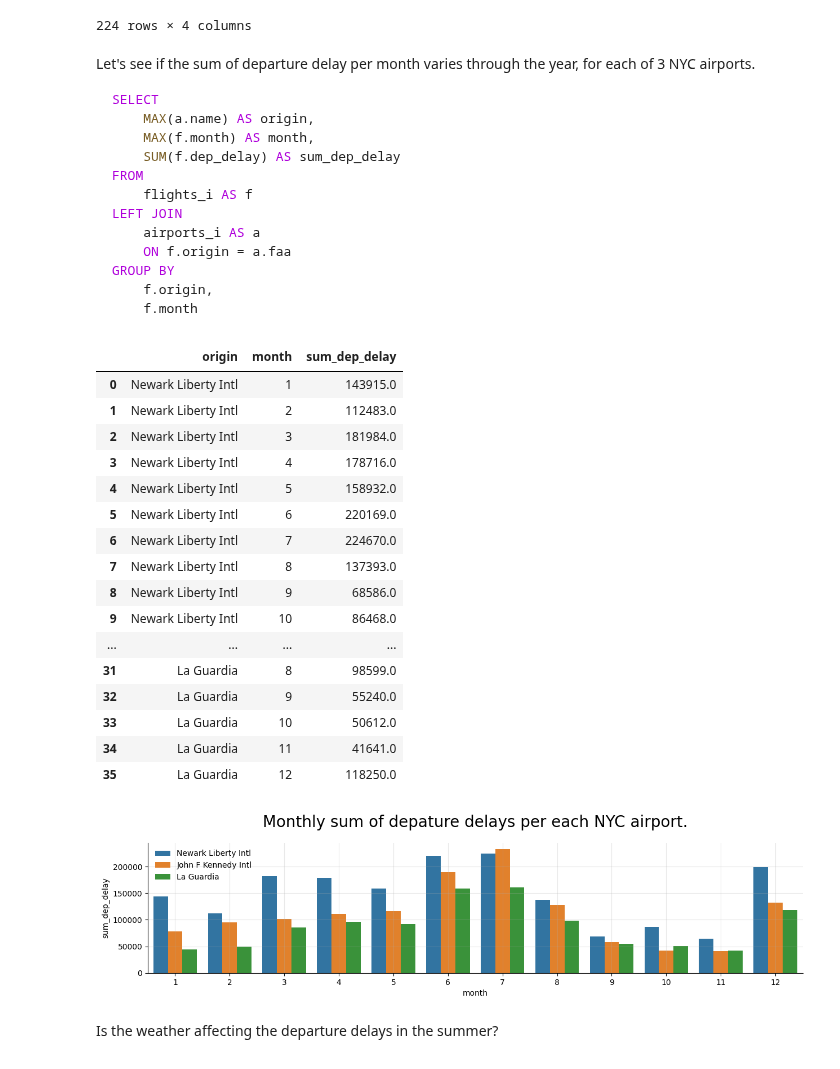
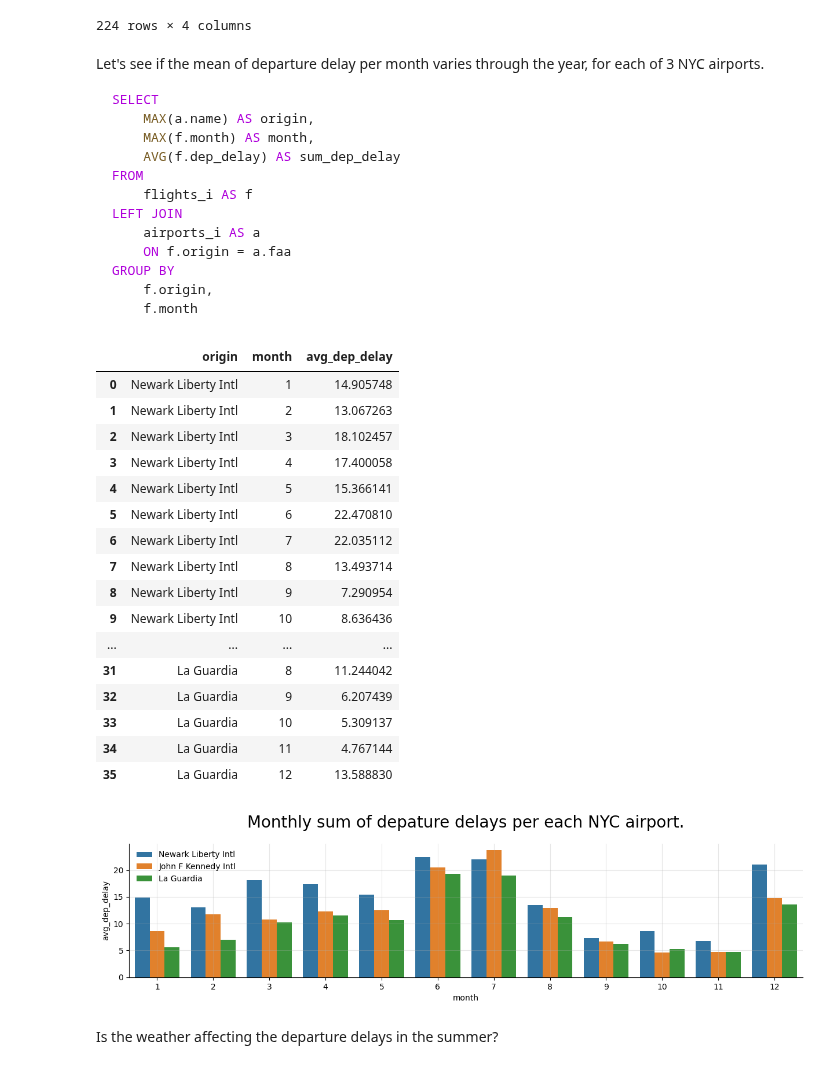
Before and after one commit to datakolektiv/dss03python2023, a Jupyter notebook: session10/dss03_py_session10b.ipynb, the cells around one changed output. Cells and saved outputs as stored; diff of their text form; code cells hidden in the pictures.

````diff
--- a/session10/dss03_py_session10b.ipynb
+++ b/session10/dss03_py_session10b.ipynb
@@ -1631,13 +1631,13 @@ df_flights.groupby(['origin', 'dest']).agg({'air_time': 'max', 'distance': 'max'
 | 223 | LGA | XNA | 236.0 | 1147 |
 224 rows × 4 columns
 # %% [markdown]
-Let's see if the sum of departure delay per month varies through the year, for each of 3 NYC airports.
+Let's see if the mean of departure delay per month varies through the year, for each of 3 NYC airports.
 
 ```sql
 SELECT
     MAX(a.name) AS origin,
     MAX(f.month) AS month,
-    SUM(f.dep_delay) AS sum_dep_delay
+    AVG(f.dep_delay) AS sum_dep_delay
 FROM
     flights_i AS f
 LEFT JOIN
@@ -1652,7 +1652,7 @@ query_string = '''
 SELECT
     MAX(a.name) AS origin,
     MAX(f.month) AS month,
-    SUM(f.dep_delay) AS sum_dep_delay
+    AVG(f.dep_delay) AS avg_dep_delay
 FROM
     flights_i AS f
 LEFT JOIN airports_i AS a
@@ -1665,32 +1665,32 @@ GROUP BY
 _df = query_database(query_string)
 _df
 # %% [output]
-|  | origin | month | sum_dep_delay |
-| 0 | Newark Liberty Intl | 1 | 143915.0 |
-| 1 | Newark Liberty Intl | 2 | 112483.0 |
-| 2 | Newark Liberty Intl | 3 | 181984.0 |
-| 3 | Newark Liberty Intl | 4 | 178716.0 |
-| 4 | Newark Liberty Intl | 5 | 158932.0 |
-| 5 | Newark Liberty Intl | 6 | 220169.0 |
-| 6 | Newark Liberty Intl | 7 | 224670.0 |
-| 7 | Newark Liberty Intl | 8 | 137393.0 |
-| 8 | Newark Liberty Intl | 9 | 68586.0 |
-| 9 | Newark Liberty Intl | 10 | 86468.0 |
+|  | origin | month | avg_dep_delay |
+| 0 | Newark Liberty Intl | 1 | 14.905748 |
+| 1 | Newark Liberty Intl | 2 | 13.067263 |
+| 2 | Newark Liberty Intl | 3 | 18.102457 |
+| 3 | Newark Liberty Intl | 4 | 17.400058 |
+| 4 | Newark Liberty Intl | 5 | 15.366141 |
+| 5 | Newark Liberty Intl | 6 | 22.470810 |
+| 6 | Newark Liberty Intl | 7 | 22.035112 |
+| 7 | Newark Liberty Intl | 8 | 13.493714 |
+| 8 | Newark Liberty Intl | 9 | 7.290954 |
+| 9 | Newark Liberty Intl | 10 | 8.636436 |
 | ... | ... | ... | ... |
-| 31 | La Guardia | 8 | 98599.0 |
-| 32 | La Guardia | 9 | 55240.0 |
-| 33 | La Guardia | 10 | 50612.0 |
-| 34 | La Guardia | 11 | 41641.0 |
-| 35 | La Guardia | 12 | 118250.0 |
+| 31 | La Guardia | 8 | 11.244042 |
+| 32 | La Guardia | 9 | 6.207439 |
+| 33 | La Guardia | 10 | 5.309137 |
+| 34 | La Guardia | 11 | 4.767144 |
+| 35 | La Guardia | 12 | 13.588830 |
 # %%
 plt.figure(figsize=(15, 3))
-sns.barplot(x=_df.month, y=_df.sum_dep_delay, hue=_df.origin)
+sns.barplot(x=_df.month, y=_df.avg_dep_delay, hue=_df.origin)
 sns.despine()
 plt.legend(framealpha=.0)
 plt.grid(alpha=.3)
 plt.title('Monthly sum of depature delays per each NYC airport.', size=20, pad=20);
 # %% [output]
-[figure, old version]
+[figure, new version]
 # %% [markdown]
 Is the weather affecting the departure delays in the summer?
 # %%
````
Also changed, not shown: parts of 9 cells of this notebook, 1 other file.
